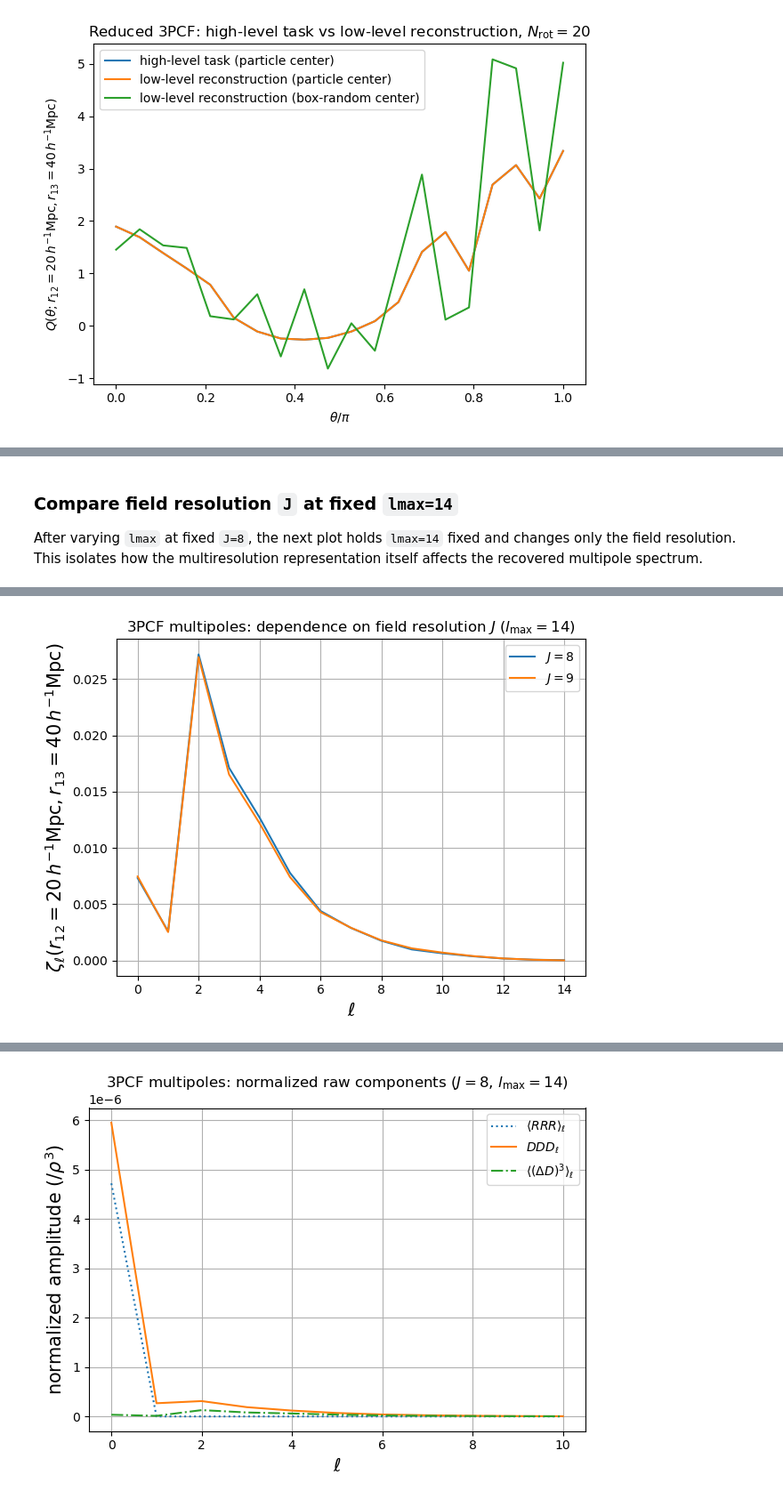
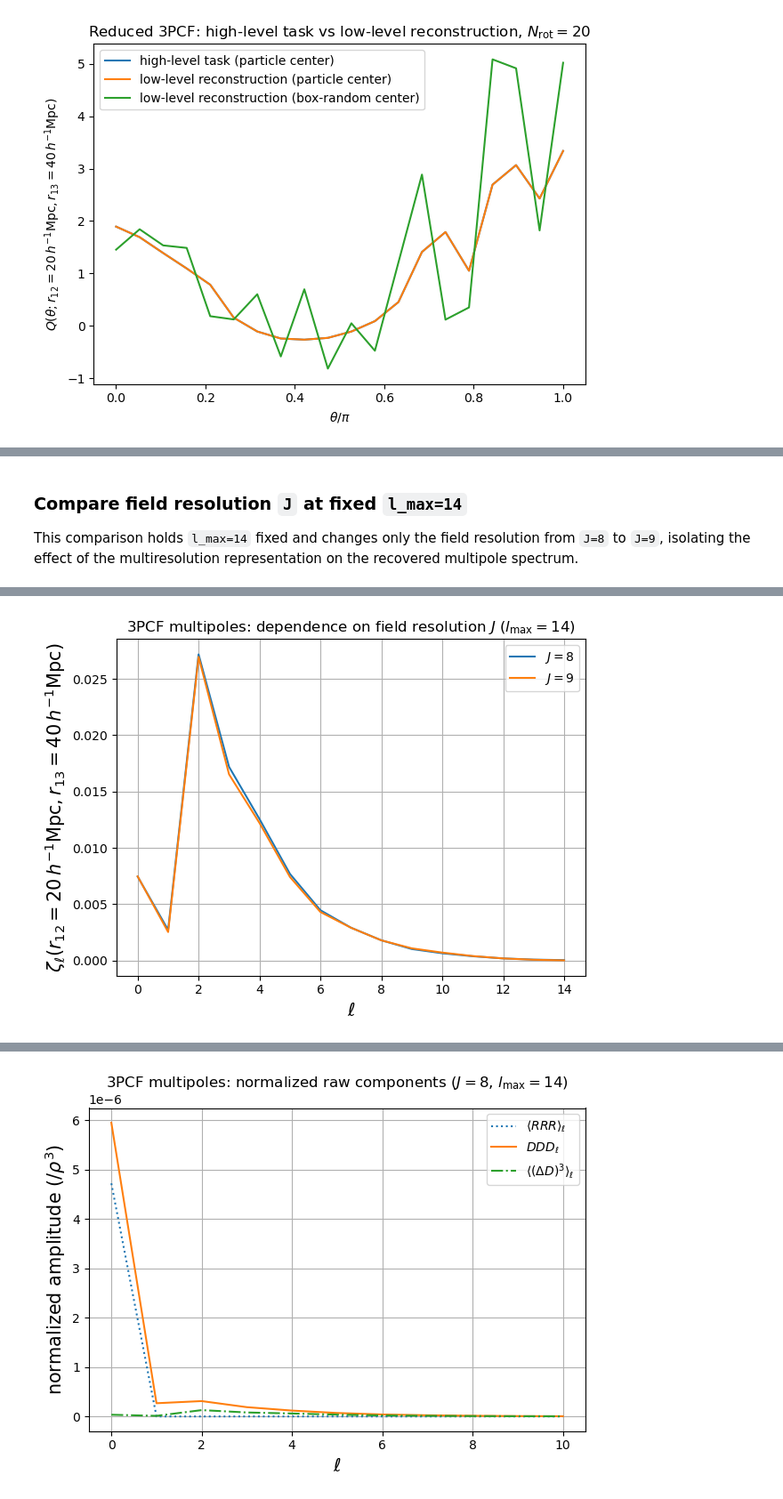
Before and after one commit to SYSUSPA-Projects/PyHermes, a Jupyter notebook: examples/notebooks/corr3pcf.ipynb, the cells around one changed output, grey strips where cells are left out. Shown at 89% size. Cells and saved outputs as stored; diff of their text form; code cells hidden in the pictures.

```diff
--- a/examples/notebooks/corr3pcf.ipynb
+++ b/examples/notebooks/corr3pcf.ipynb
@@ -627,10 +550,16 @@ plt.show()
 # %% [markdown]
-### Compare field resolution `J` at fixed `lmax=14`
+### Compare field resolution `J` at fixed `l_max=14`
 
-After varying `lmax` at fixed `J=8`, the next plot holds `lmax=14` fixed and changes only the field resolution. This isolates how the multiresolution representation itself affects the recovered multipole spectrum.
+This comparison holds `l_max=14` fixed and changes only the field resolution from `J=8` to `J=9`, isolating the effect of the multiresolution representation on the recovered multipole spectrum.
 # %%
-plt.plot(corr3pcf_mul_j8_lmax14.l, first_sample_multipoles(corr3pcf_mul_j8_lmax14.zeta_l), label=r'$J=8$')
-plt.plot(corr3pcf_mul_j9_lmax14.l, first_sample_multipoles(corr3pcf_mul_j9_lmax14.zeta_l), label=r'$J=9$')
+# examples/scripts/run_3pcf_multipole.py & examples/configs/param_3pcf_multipole_lmax14.yaml
+corr3pcf_mul_j8_lmax14 = Corr3PCFMultipoleData(data_path="./output/quijote8000_snap004_3pcf_multipole_lmax14.pkl")
+
+# examples/scripts/run_3pcf_multipole.py & examples/configs/param_3pcf_multipole_J9_lmax14.yaml
+corr3pcf_mul_j9_lmax14 = Corr3PCFMultipoleData(data_path="./output/quijote8000_snap004_3pcf_multipole_J9_lmax14.pkl")
+
+plt.plot(corr3pcf_mul_j8_lmax14.l, corr3pcf_mul_j8_lmax14.zeta_l[0], label=r'$J=8$')
+plt.plot(corr3pcf_mul_j9_lmax14.l, corr3pcf_mul_j9_lmax14.zeta_l[0], label=r'$J=9$')
 
 plt.title(r'3PCF multipoles: dependence on field resolution $J$ ($l_{\max}=14$)')
 plt.xlabel(r'$\ell$', fontsize=15)
@@ -644,4 +579,4 @@ plt.show()
-[figure, old version]
+[figure, new version]
 # %% [markdown]
 ### Inspect normalized raw multipole components
 
```
Also changed, not shown: parts of 37 cells of this notebook, 38 other files.
